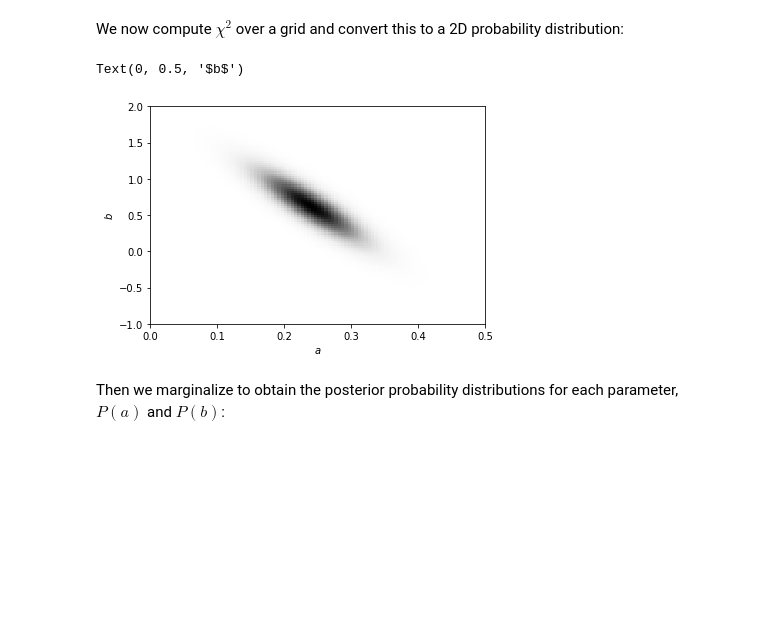
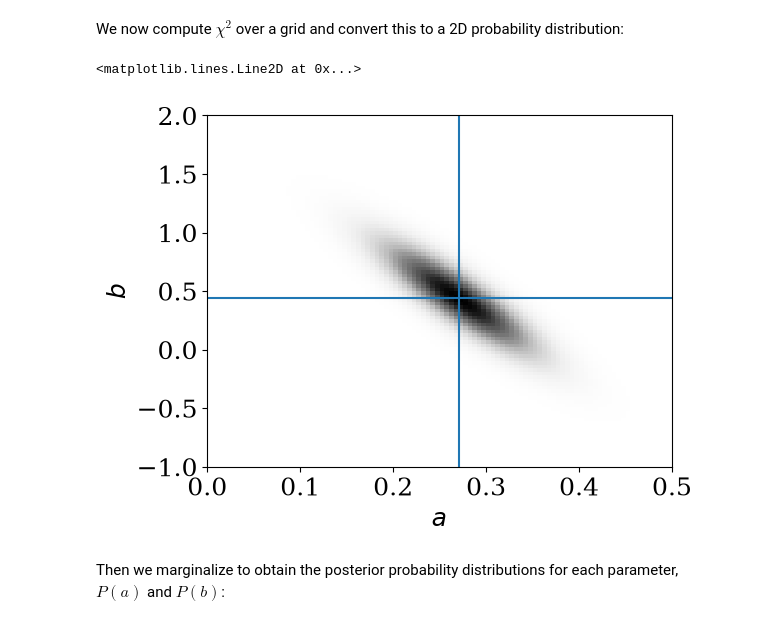
Before and after one commit to bray217/CAS_Stats_course_Sep_25, a Jupyter notebook: TO_CHANGE_Jupyter_notebooks/Notebook_Class6_BayesianMethods.ipynb, the cells around one changed output. Saved outputs shown, nothing was run; the diff lists cells and outputs as text; code cells hidden in the pictures; blank space fills up the shorter version.

```diff
--- a/TO_CHANGE_Jupyter_notebooks/Notebook_Class6_BayesianMethods.ipynb
+++ b/TO_CHANGE_Jupyter_notebooks/Notebook_Class6_BayesianMethods.ipynb
@@ -71,6 +71,16 @@ import matplotlib.pyplot as plt
 from scipy import stats
 from scipy.optimize import minimize
 %matplotlib inline
+
+plt.rcParams.update({
+  "font.size": 18,
+  "font.family": "serif",
+  "figure.autolayout": True,
+  "axes.grid": False,
+  # "xtick.minor.visible": True,
+  # "ytick.minor.visible": True,
+})
+
 
 # Function which evaluates the chi-squared value of a model y=a*x+b for the (x,y) dataset
 def chisqstraightline2(p,x,y,yerr):
@@ -87,6 +97,8 @@ p0 = [0.2,1.]
 result = minimize(chisqstraightline2,p0,args=(x,y,yerr))
 a,b = result['x']
 
+print(a,b)
+
 # Plot the dataset and best fit
 xmin,xmax = 0.,10.
 ymin,ymax = -0.5,4.
@@ -105,30 +118,34 @@ We now compute $\chi^2$ over a grid and convert this to a 2D probability distrib
 # %%
 # Determine the chi-squared values over a grid of model parameters a,b
 # Set the range of parameters a,b and number of grid points
 amin,amax,na = 0.,0.5,100
 bmin,bmax,nb = -1.,2.,100
 da,db = (amax-amin)/na,(bmax-bmin)/nb
 alst = np.linspace(amin+0.5*da,amax-0.5*da,na)
 blst = np.linspace(bmin+0.5*db,bmax-0.5*db,nb)
 # Evaluate the chi-squared value at each grid point (i.e. for each set of model parameters)
 chisq2 = np.empty((na,nb))
 for i in range(na):
   for j in range(nb):
     chisq2[i,j] = chisqstraightline2([alst[i],blst[j]],x,y,yerr)
 # Find the minimum value of chi-squared across the grid
 minchisq = np.amin(chisq2)
 # Convert the chi-squared values into a probability, using P \propto exp(-chisq/2)
 # We subtract the minimum chi-squared value in the exponent, to avoid numerical issues of exp(-large number)
 prob2 = np.exp(-0.5*(chisq2-minchisq))
 # Normalise the probability grid such that \sum P(a,b) = 1
 prob2 /= np.sum(prob2)
 # Plot the probability grid as a greyscale
-plt.imshow(prob2,aspect='auto',origin='lower',interpolation='nearest',clim=(0.,np.amax(prob2)),cmap='Greys',extent=[amin,amax,bmin,bmax])
+plt.imshow(prob2.T,aspect='auto',origin='lower',interpolation='nearest',clim=(0.,np.amax(prob2)),cmap='Greys',extent=[amin,amax,bmin,bmax])
 plt.xlabel(r'$a$')
 plt.ylabel(r'$b$')
+
+#! Shows that the transpose is needed.
+plt.axvline(a)
+plt.axhline(b)
 # %% [output]
-Text(0, 0.5, '$b$')
+<matplotlib.lines.Line2D at 0x...>
-[figure, old version]
+[figure, new version]
 # %% [markdown]
 Then we marginalize to obtain the posterior probability distributions for each parameter, $P(a)$ and $P(b)$:
 # %%
```
Also changed, not shown: parts of 15 cells of this notebook, 1 other file.
